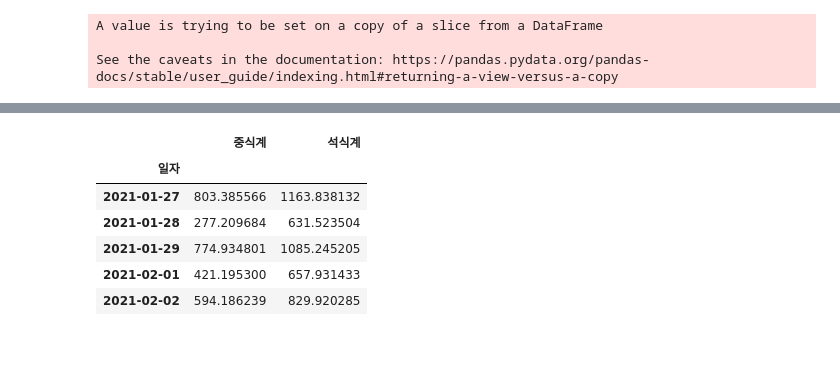
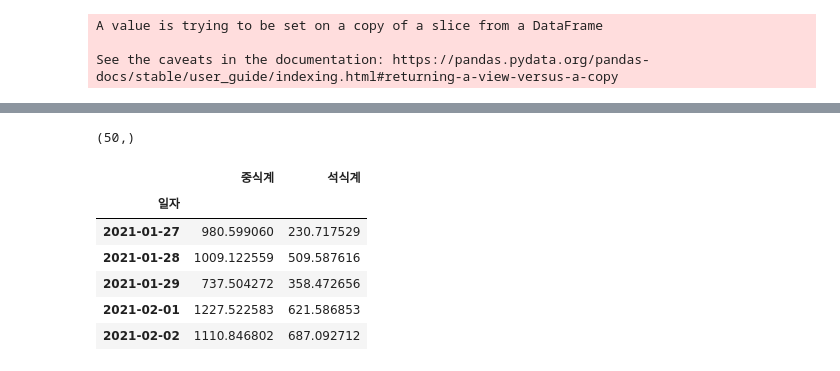
Before and after one commit to dlsdnjs96/Machine_Learning, a Jupyter notebook: cafeteria.ipynb, the cells around one changed output, grey strips where cells are left out. Cells and saved outputs as stored; diff of their text form; code cells hidden in the pictures.

```diff
--- a/cafeteria.ipynb
+++ b/cafeteria.ipynb
@@ -287,4 +408,5 @@ all_data.corr()
 # %%
+all_data = all_data.drop('index', axis=1)
 nTrain = len(train)
 train = all_data[:nTrain]
 test = all_data[nTrain:]
@@ -319,3 +426,19 @@ x_train.describe()
+# %%
+x_col0 = ['month', 'wDay', 'left_members_at_lunch', 'left_members_at_dinner', 'predict_lunch_rate', 'predict_dinner_rate']
+x_col1 = ['year', 'month', 'day', 'wDay', 'left_members_at_lunch', 'left_members_at_dinner', 'predict_lunch_rate', 'predict_dinner_rate']
+
+y_col0 = '중식계'
+y_col1 = '석식계'
+# %%
+x_train0 = train[x_col0]
+y_train0 = train[y_col0]
+
+x_train1 = train[x_col1]
+y_train1 = train[y_col1]
+
+x_test0 = test[x_col0]
+
+x_test1 = test[x_col1]
 # %%
 from xgboost import XGBRegressor
 from sklearn.ensemble import GradientBoostingRegressor, RandomForestRegressor
@@ -358,0 +523,6 @@ pred = lr.predict(x_test)
+# %%
+xgb.fit(x_train0, y_train0)
+pred0 = xgb.predict(x_test0)
+
+xgb.fit(x_train1, y_train1)
+pred1 = xgb.predict(x_test1)
@@ -359,24 +532,28 @@ pred = lr.predict(x_test)
 # %%
 
 submission = pd.read_csv('/content/drive/MyDrive/Colab Notebooks/cafeteria/sample_submission.csv', index_col='일자')
 
 #for i in range(0, len(submission)):
 #  submission['중식계'][i] = pred[i][0]
 #  submission['석식계'][i] = pred[i][1]
 
-pred = pred.reshape(2, 50)
+print(pred0.shape)
 
-submission['중식계'] = pred[0]
-submission['석식계'] = pred[1]
+#pred0 = pred0.reshape(2, 50)
+#pred1 = pred1.reshape(2, 50)
+
+submission['중식계'] = pred0
+submission['석식계'] = pred1
 
 submission.head()
 # %% [output]
+(50,)
 |  | 중식계 | 석식계 |
 | 일자 |  |  |
-| 2021-01-27 | 803.385566 | 1163.838132 |
-| 2021-01-28 | 277.209684 | 631.523504 |
-| 2021-01-29 | 774.934801 | 1085.245205 |
-| 2021-02-01 | 421.195300 | 657.931433 |
-| 2021-02-02 | 594.186239 | 829.920285 |
+| 2021-01-27 | 980.599060 | 230.717529 |
+| 2021-01-28 | 1009.122559 | 509.587616 |
+| 2021-01-29 | 737.504272 | 358.472656 |
+| 2021-02-01 | 1227.522583 | 621.586853 |
+| 2021-02-02 | 1110.846802 | 687.092712 |
 # %%
 submission.to_csv('/content/drive/MyDrive/Colab Notebooks/cafeteria/submission.csv', index='일자')
```
Also changed, not shown: parts of 32 cells of this notebook.
